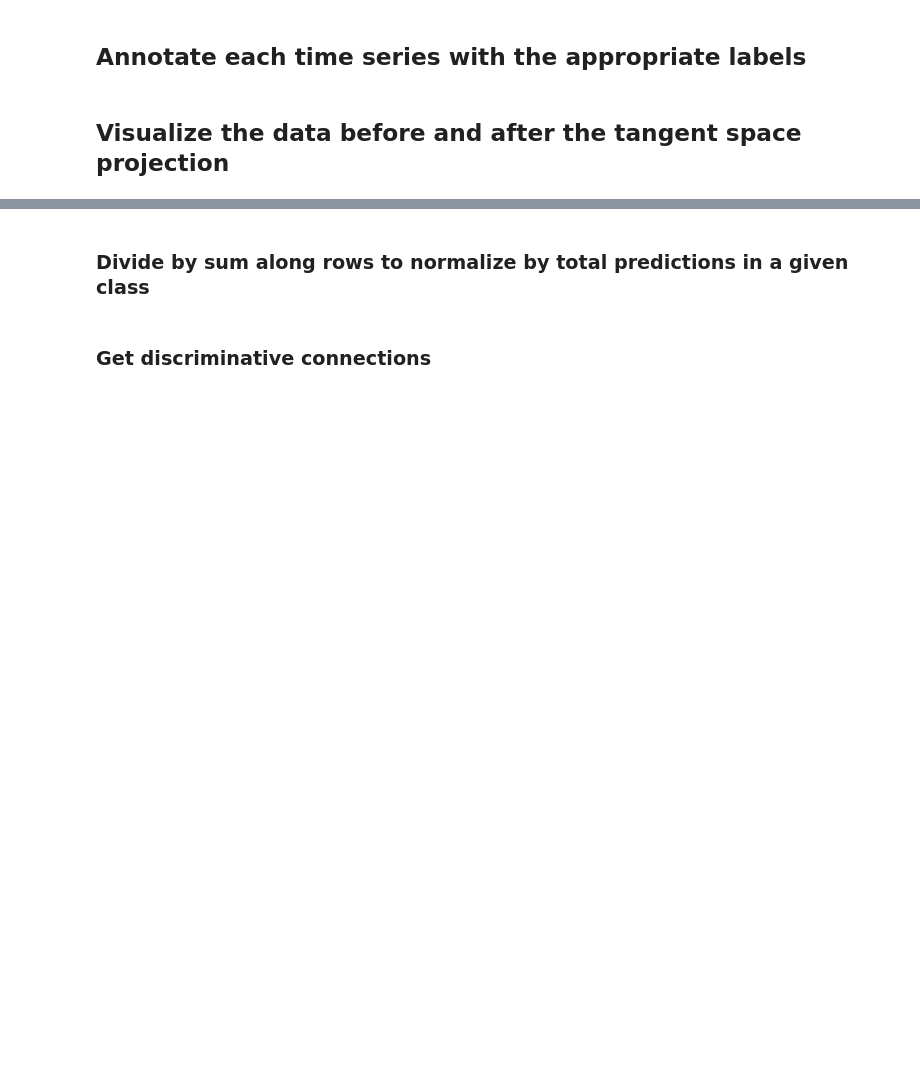
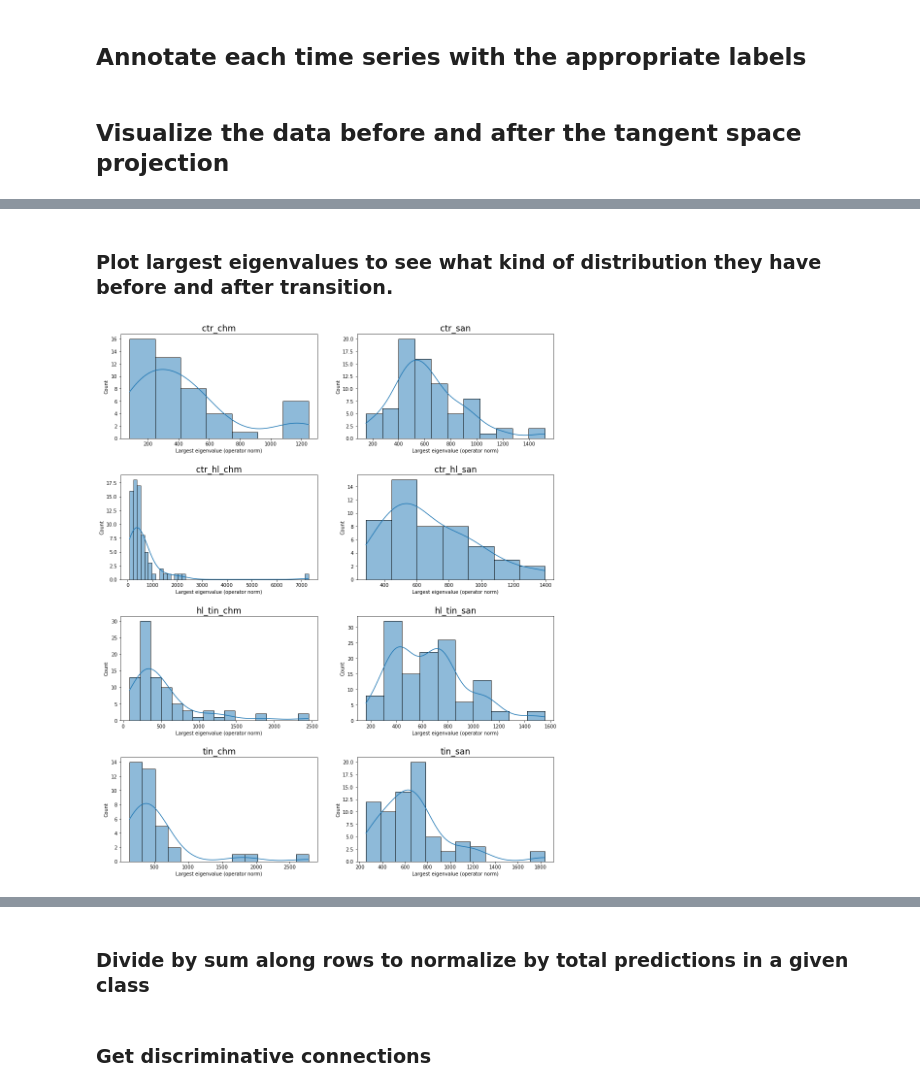
Before and after one commit to dcarmod2/RiemNeuro, a Jupyter notebook: Riemann8Class_paperPrep.ipynb, the cells around one changed output, grey strips where cells are left out. Drawn from its saved outputs; the diff is of its cells as text; code cells hidden in the pictures; blank space fills up the shorter version.

Commit message:
Searching for relationships between eigenvalues

```diff
--- a/Riemann8Class_paperPrep.ipynb
+++ b/Riemann8Class_paperPrep.ipynb
@@ -116,0 +118,18 @@ plt.savefig('RiemannResults/AvgCovMatRiem.png',bbox_inches='tight')
+# %% [markdown]
+### Plot largest eigenvalues to see what kind of distribution they have before and after transition.
+# %%
+#before transition
+fig,axs = plt.subplots(4,2,figsize=(16,20))
+plt.subplots_adjust(hspace=0.35)
+for cls,ind_list in enumerate(class_indices):
+    #evals are 0-indexed
+    which_eval = 0
+    largest_evals = [linalg.eig(covs[i])[0][which_eval].real for i in ind_list if linalg.eig(covs[i])[0][0].real < 100000]
+    axs[cls//2,cls%2].set_title(class_list[cls],fontsize='xx-large')
+    sn.histplot(largest_evals,kde=True,ax=axs[cls//2,cls%2])
+    #axs[cls//2,cls%2].set_xlim(0,2500)
+    #axs[cls//2,cls%2].set_ylim(0,35)
+    axs[cls//2,cls%2].set_xlabel('Largest eigenvalue (operator norm)')
+plt.savefig('RiemannResults\\histcovs' + str(which_eval) + '.png',bbox_inches='tight')
+# %% [output]
+[figure, added]
```
Also changed, not shown: parts of 20 cells of this notebook.
